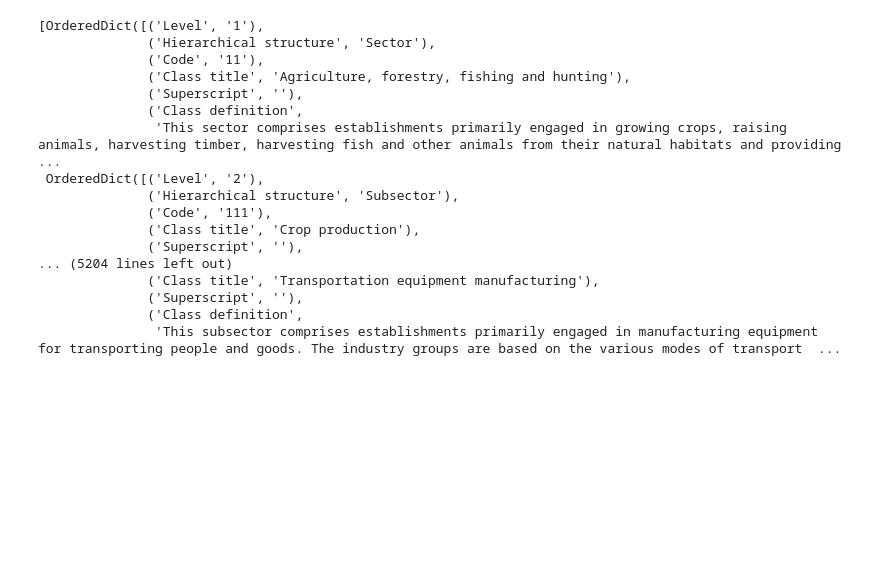
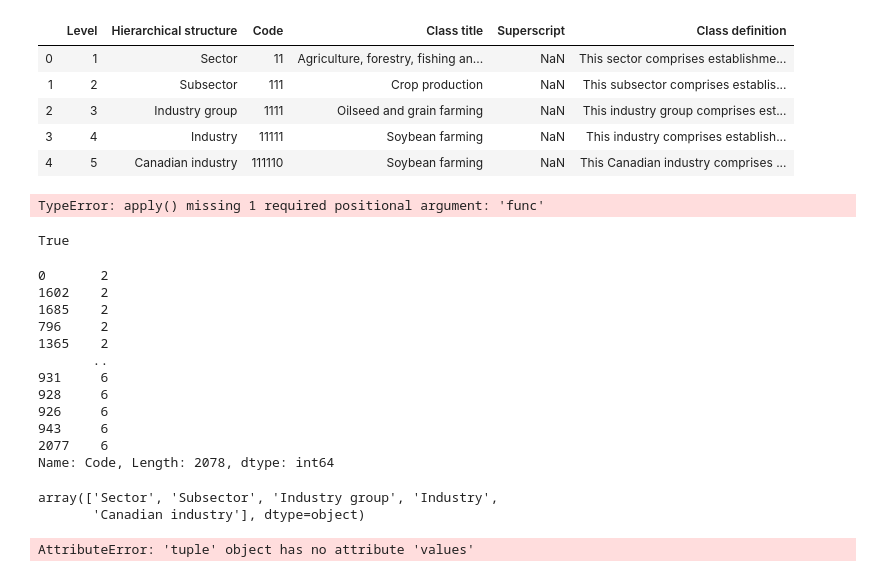
Before and after one commit to myles/notebooks-2020, a Jupyter notebook: Projects/django-naics-fields/generate-data.ipynb, the cells around one changed output. Drawn from its saved outputs; the diff is of its cells as text; code cells hidden in the pictures; blank space fills up the shorter version.

```diff
--- a/Projects/django-naics-fields/generate-data.ipynb
+++ b/Projects/django-naics-fields/generate-data.ipynb
@@ -15,28 +27,53 @@ class NAICS:
 # %%
-naics_codes = []
+with open('NAICS-SCIAN-2012-Structure-eng.csv', 'rt', encoding='latin-1') as csv_fobj:
+    df = pd.read_csv(csv_fobj)
 
-with open('NAICS-SCIAN-2012-Structure-eng.csv', 'rt', encoding='latin-1') as csv_fobj:
-    reader = csv.DictReader(csv_fobj)
-
-    for row in reader:
-        naics_codes.append(row)
+df.head()
+# %% [output]
+|  | Level | Hierarchical structure | Code | Class title | Superscript | Class definition |
+| 0 | 1 | Sector | 11 | Agriculture, forestry, fishing an... | NaN | This sector comprises establishme... |
+| 1 | 2 | Subsector | 111 | Crop production | NaN | This subsector comprises establis... |
+| 2 | 3 | Industry group | 1111 | Oilseed and grain farming | NaN | This industry group comprises est... |
+| 3 | 4 | Industry | 11111 | Soybean farming | NaN | This industry comprises establish... |
+| 4 | 5 | Canadian industry | 111110 | Soybean farming | NaN | This Canadian industry comprises ... |
-# %%
-naics_codes
-# %% [output]
-[OrderedDict([('Level', '1'),
-              ('Hierarchical structure', 'Sector'),
-              ('Code', '11'),
-              ('Class title', 'Agriculture, forestry, fishing and hunting'),
-              ('Superscript', ''),
-              ('Class definition',
-               'This sector comprises establishments primarily engaged in growing crops, raising animals, harvesting timber, harvesting fish and other animals from their natural habitats and providing ...
- OrderedDict([('Level', '2'),
-              ('Hierarchical structure', 'Subsector'),
-              ('Code', '111'),
-              ('Class title', 'Crop production'),
-              ('Superscript', ''),
-... (5204 lines left out)
-              ('Class title', 'Transportation equipment manufacturing'),
-              ('Superscript', ''),
-              ('Class definition',
-               'This subsector comprises establishments primarily engaged in manufacturing equipment for transporting people and goods. The industry groups are based on the various modes of transport  ...
+# %%
+def get_parent(row):
+    if row["Level"] == 1:
+        continue
+
+    if row["Level"] == 2:
+
+
+
+df.apply(get_parent, axis=1)
+# %% [output]
+TypeError: apply() missing 1 required positional argument: 'func'
+# %%
+df[df['Level'] == 6].empty
+# %% [output]
+True
+# %%
+df['Code'].str.len().sort_values()
+# %% [output]
+0       2
+1602    2
+1685    2
+796     2
+1365    2
+       ..
+931     6
+928     6
+926     6
+943     6
+2077    6
+Name: Code, Length: 2078, dtype: int64
+# %%
+df['Hierarchical structure'].unique()
+# %% [output]
+array(['Sector', 'Subsector', 'Industry group', 'Industry',
+       'Canadian industry'], dtype=object)
+# %%
+for row in df.iterrows():
+    print(NAICSCode.load(row.values()))
+# %% [output]
+AttributeError: 'tuple' object has no attribute 'values'
```
Also changed, not shown: parts of 15 cells of this notebook, 55 other files.
